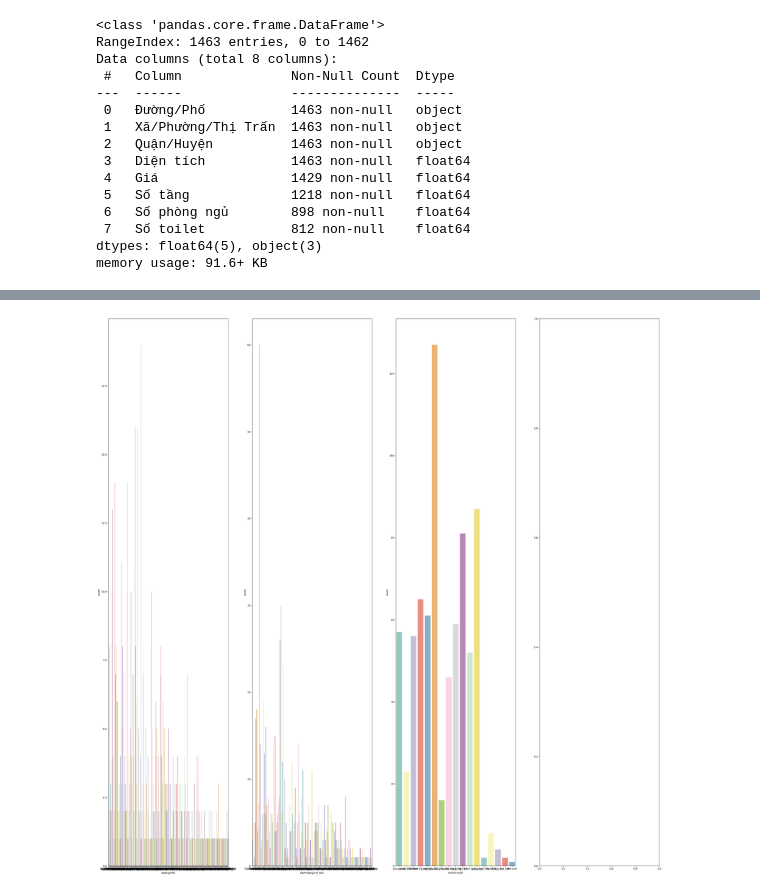
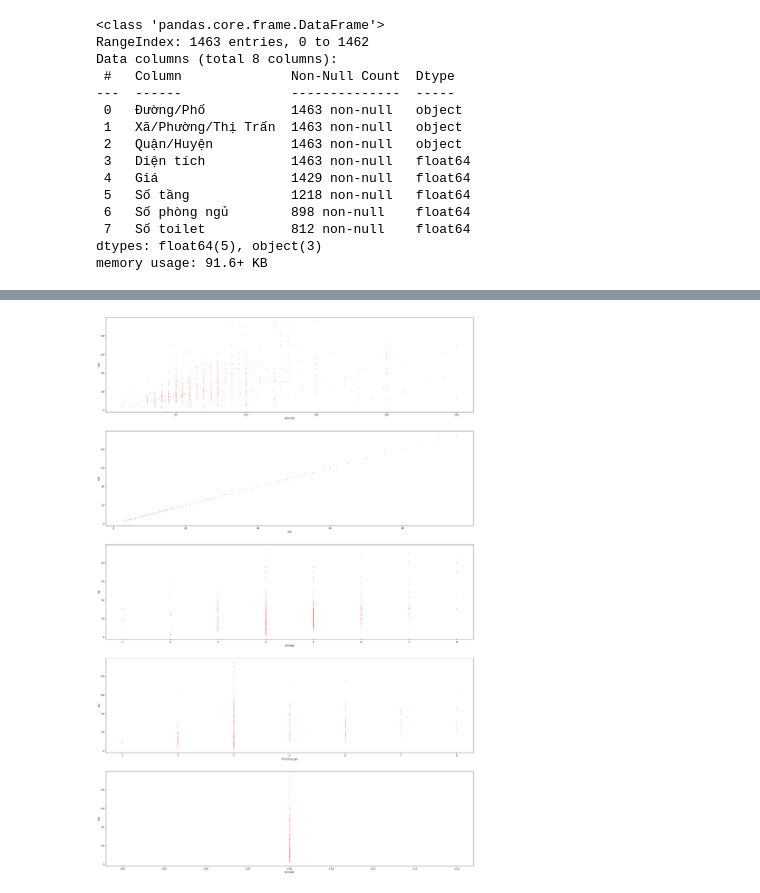
Before and after one commit to duckhhbg/KHDL, a Jupyter notebook: xldl.ipynb, the cells around one changed output, grey strips where cells are left out. Saved outputs shown, nothing was run; the diff lists cells and outputs as text; code cells hidden in the pictures.

```diff
--- a/xldl.ipynb
+++ b/xldl.ipynb
@@ -80,0 +113,18 @@ memory usage: 52.5+ KB
+# %%
+def outliers(data_temp, k=3):
+    q1, q3 = np.percentile(data_temp, [25, 75])
+
+    iqr = q3 - q1
+    lower_bound = q1 - (k * iqr)
+    upper_bound = q3 + (k * iqr)
+
+    outliers = [index for index,x in enumerate(data_temp) if x < lower_bound or x > upper_bound]
+
+    return outliers
+# %%
+cont_features = np.array([i for i in data.columns.tolist() if data[i].dtype != 'object'])
+raws = []
+for i in cont_features:
+    raws += outliers(data[i])
+
+len(set(raws))
@@ -80,0 +153,14 @@ memory usage: 52.5+ KB
+# %%
+data.drop(list(set(raws)), axis=0, inplace=True)
+# %%
+f,ax = plt.subplots(5,1, figsize=(28,42))
+k=0
+for j in range(5):
+    if k<5:
+        ax[j].scatter(x=cont_features[k], y='Giá', data=data, s=1, c='red')
+        ax[j].set_xlabel(cont_features[k])
+        ax[j].set_ylabel('Giá')
+        k=k+1
+plt.show()
+# %% [output]
+[figure, added]
@@ -84,9 +175,0 @@ cont_features = np.array([i for i in data_temp.columns.tolist() if data_temp[i].
-# %%
-f,ax = plt.subplots(1,4, figsize=(40,40))
-k=0
-for i in range(4):
-    if k<3:
-        sns.countplot(x=cat_features[k], data=data_temp, ax=ax[i], palette='Set3')
-        k=k+1
-# %% [output]
-[figure, removed]
```
Also changed, not shown: parts of 27 cells of this notebook, 1 other file.
